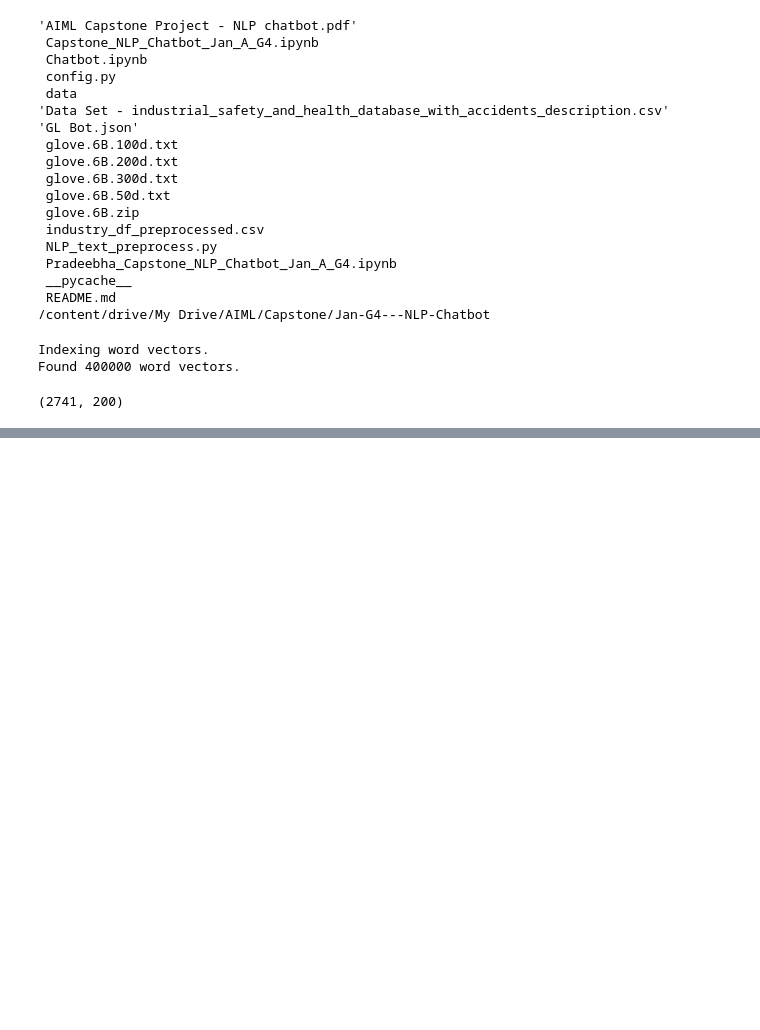
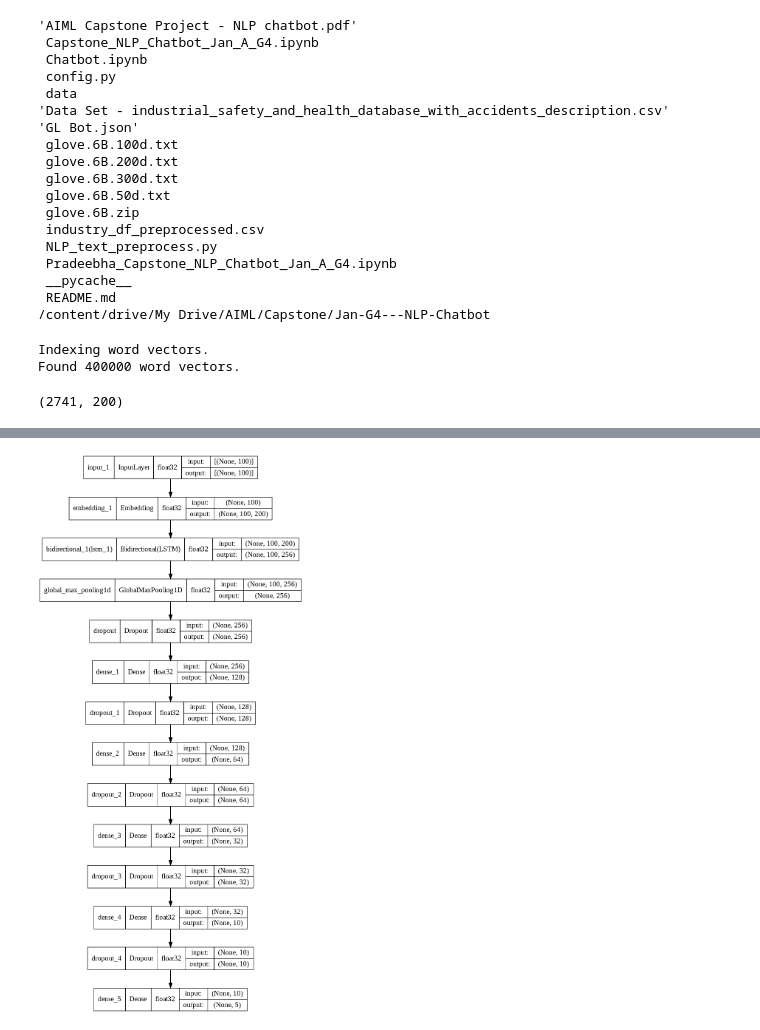
Before and after one commit to shyamsparrow/Jan-G4---NLP-Chatbot, a Jupyter notebook: Capstone_NLP_Chatbot_Jan_A_G4.ipynb, the cells around one changed output, grey strips where cells are left out. Saved outputs shown, nothing was run; the diff lists cells and outputs as text; code cells hidden in the pictures; blank space fills up the shorter version.

```diff
--- a/Capstone_NLP_Chatbot_Jan_A_G4.ipynb
+++ b/Capstone_NLP_Chatbot_Jan_A_G4.ipynb
@@ -400,8 +401,9 @@ from tensorflow.keras.preprocessing.sequence import pad_sequences
 X_text = industry_df['Description_preprocessed']
 y_text = industry_df['Potential Accident Level']
 # %%
-# Encode labels in column 'Accident Level'.
+# Encode labels in column 'Potential Accident Level'and Convert into one-hot encoded vectors:
 y_text = LabelEncoder().fit_transform(y_text)
+y_text = np_utils.to_categorical(y_text)
 # %%
 # Divide our data into testing and training sets:
 X_text_train, X_text_test, y_text_train, y_text_test = train_test_split(X_text, y_text, test_size = 0.20, random_state = 1)
@@ -609,6 +649,4 @@ ValueError: ignored
 # %%
-reset_random_seeds()
-
 # Build a LSTM Neural Network
 deep_inputs = Input(shape=(maxlen,))
 embedding_layer = Embedding(vocab_size, embedding_size, weights=[embedding_matrix], trainable=False)(deep_inputs)
@@ -634,8 +672,8 @@ dense_layer_5 = Dense(5, activation='softmax')(drop_out_layer_5)
 # dense_layer_1 = Dense(5, activation='softmax')(LSTM_Layer_1)
 # model = Model(inputs=deep_inputs, outputs=dense_layer_1)
 
-model = Model(inputs=deep_inputs, outputs=dense_layer_5)
+lstm_model = Model(inputs=deep_inputs, outputs=dense_layer_5)
 #model = Model(inputs=deep_inputs, outputs=dense_layer_3)
 
-opt = SGD(lr=0.001, momentum=0.9)
-model.compile(loss='categorical_crossentropy', optimizer=opt, metrics=['acc'])
+opt = optimizers.Adam(lr = 0.001)
+lstm_model.compile(loss='categorical_crossentropy', optimizer=opt, metrics=['acc'])
@@ -641,0 +707,6 @@ model.compile(loss='categorical_crossentropy', optimizer=opt, metrics=['acc'])
+# %%
+from keras.utils.vis_utils import plot_model
+tf.keras.utils.plot_model(lstm_model, to_file='model.png', show_shapes=True, show_dtype=True,
+show_layer_names=True, rankdir='TB', expand_nested=False, dpi=96)
+# %% [output]
+[figure, added]
```
Also changed, not shown: parts of 19 cells of this notebook.
